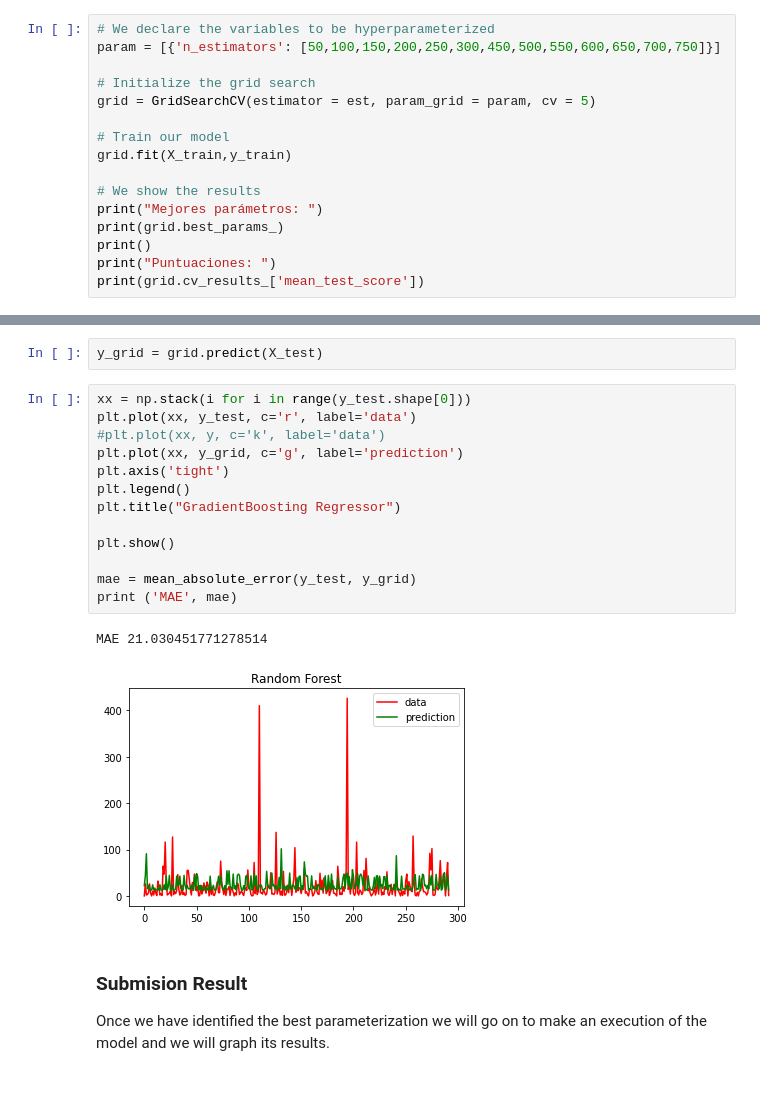
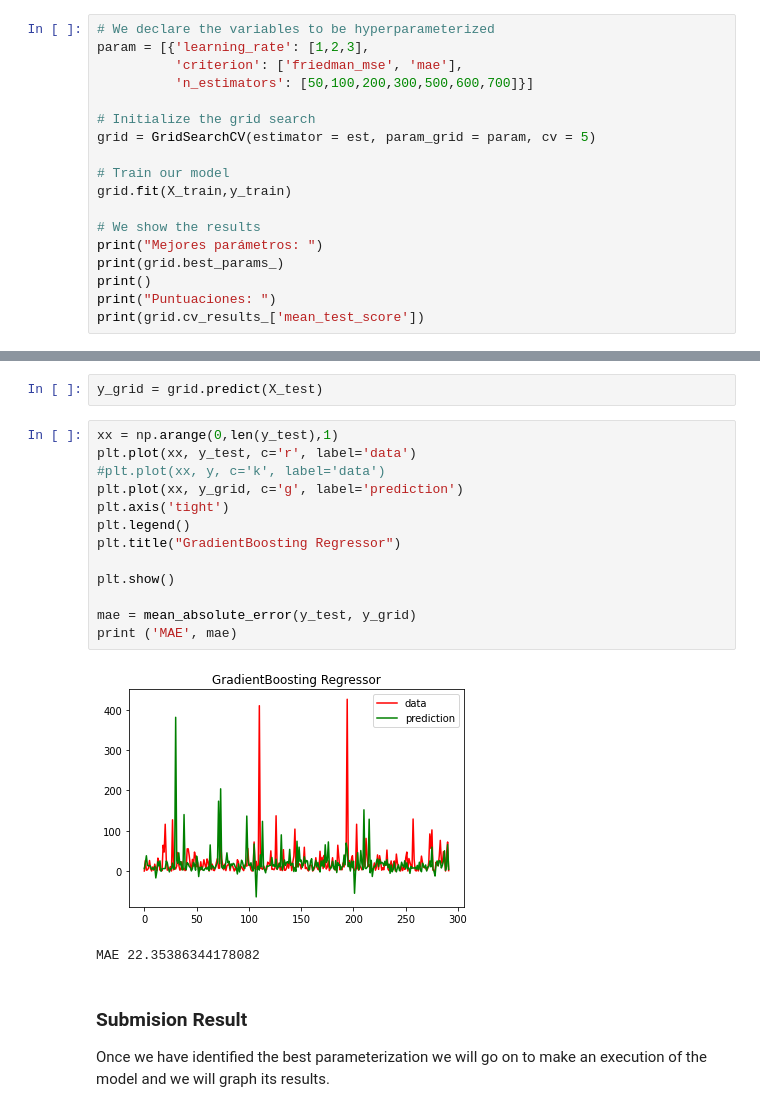
Before and after one commit to sergiosb99/SSJ_SupervisedLearning, a Jupyter notebook: Dengue_Boosting_Optimization.ipynb, the cells around one changed output, grey strips where cells are left out. Drawn from its saved outputs; the diff is of its cells as text.

```diff
--- a/Dengue_Boosting_Optimization.ipynb
+++ b/Dengue_Boosting_Optimization.ipynb
@@ -88,7 +88,9 @@ est = GradientBoostingRegressor()
 Grind Search generates candidates from a grid of parameter values specified with the param_grid parameter.
 # %%
 # We declare the variables to be hyperparameterized
-param = [{'n_estimators': [50,100,150,200,250,300,450,500,550,600,650,700,750]}]
+param = [{'learning_rate': [1,2,3],
+          'criterion': ['friedman_mse', 'mae'],
+          'n_estimators': [50,100,200,300,500,600,700]}]
 
 # Initialize the grid search
 grid = GridSearchCV(estimator = est, param_grid = param, cv = 5)
@@ -115,21 +125,21 @@ Now, we predict with the estimator with the best parameters.
 # %%
 y_grid = grid.predict(X_test)
 # %%
-xx = np.stack(i for i in range(y_test.shape[0]))
+xx = np.arange(0,len(y_test),1)
 plt.plot(xx, y_test, c='r', label='data')
 #plt.plot(xx, y, c='k', label='data')
 plt.plot(xx, y_grid, c='g', label='prediction')
 plt.axis('tight')
 plt.legend()
 plt.title("GradientBoosting Regressor")
 
 plt.show()
 
 mae = mean_absolute_error(y_test, y_grid)
 print ('MAE', mae)
 # %% [output]
+[figure, new version]
-MAE 21.030451771278514
+MAE 22.35386344178082
-[figure, old version]
 # %% [markdown]
 ### Submision Result
 
```
Also changed, not shown: parts of 11 cells of this notebook, 5 other files.
